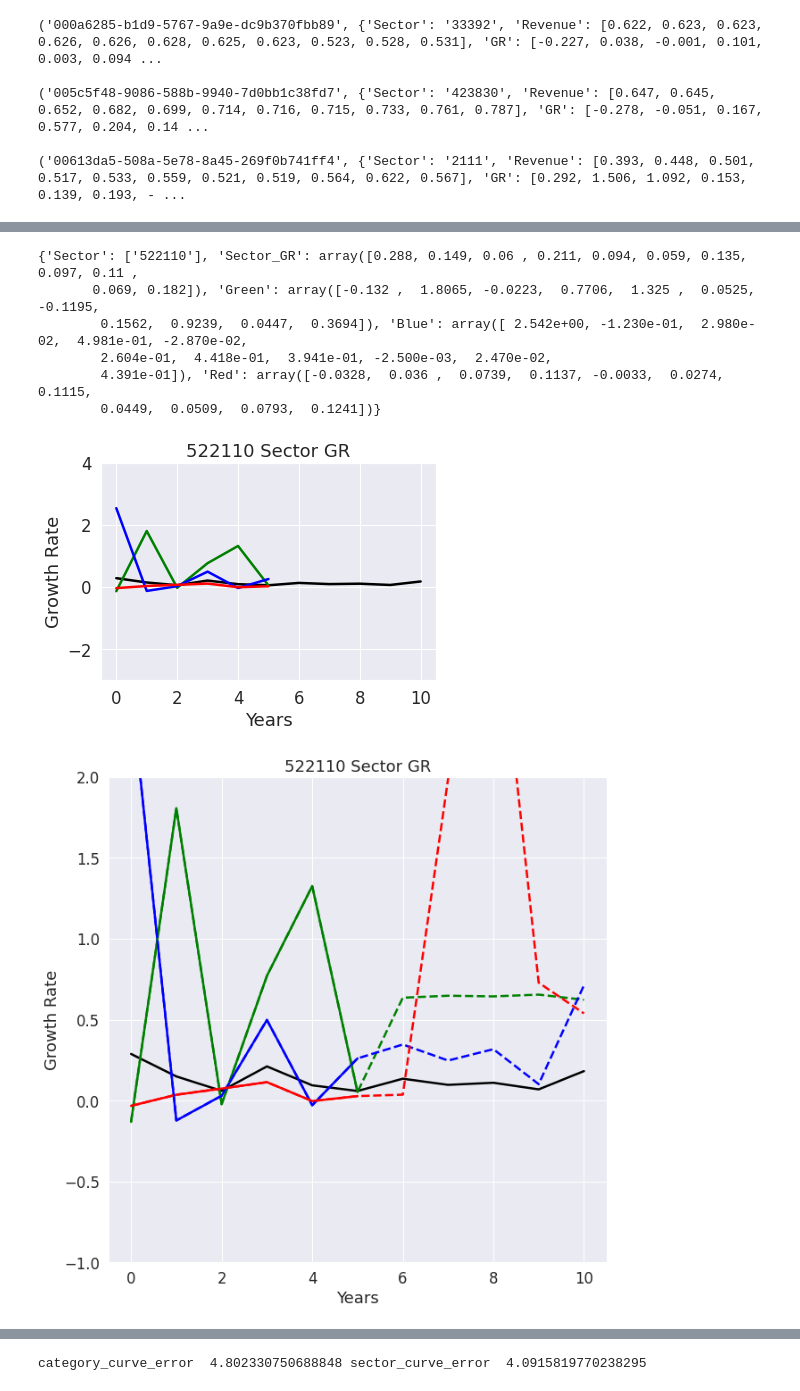
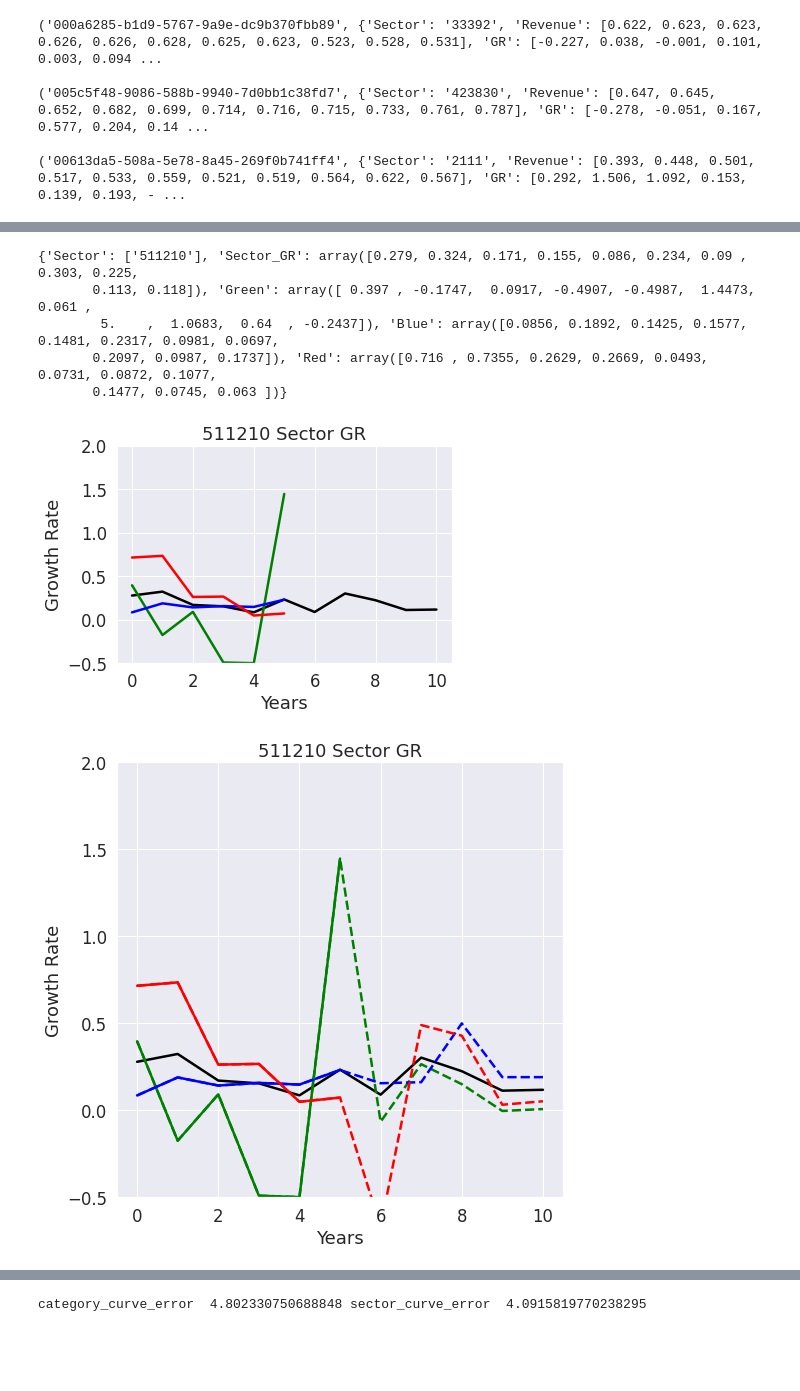
Before and after one commit to SaiChaitanya-ON/Personalized-Sector-with-Knowledge-Graph, a Jupyter notebook: notebooks/Revenue_Growth_Revenue_Graph.ipynb, the cells around one changed output, grey strips where cells are left out. Cells and saved outputs as stored; diff of their text form; code cells hidden in the pictures; blank space fills up the shorter version.

```diff
--- a/notebooks/Revenue_Growth_Revenue_Graph.ipynb
+++ b/notebooks/Revenue_Growth_Revenue_Graph.ipynb
@@ -401,7 +401,7 @@ for i in Six_Year_Data_Dict_withGR_N.items():
 ('00613da5-508a-5e78-8a45-269f0b741ff4', {'Sector': '2111', 'Revenue': [0.393, 0.448, 0.501, 0.517, 0.533, 0.559, 0.521, 0.519, 0.564, 0.622, 0.567], 'GR': [0.292, 1.506, 1.092, 0.153, 0.139, 0.193, - ...
 # %%
 Five_Year_Data_Set_N = {}
-sector = '522110'
+sector = '511210'
 for i in Six_Year_Data_Dict_withGR_N.items():
     ID,data = i
     f = 0
@@ -817,12 +817,11 @@ Category_GR_Data_Dict = {'Sector' : Scenario_Data_Dict['Scenario'],
                      'Red' : Red_Rev}
 print(Category_GR_Data_Dict)
 # %% [output]
-{'Sector': ['522110'], 'Sector_GR': array([0.288, 0.149, 0.06 , 0.211, 0.094, 0.059, 0.135, 0.097, 0.11 ,
-       0.069, 0.182]), 'Green': array([-0.132 ,  1.8065, -0.0223,  0.7706,  1.325 ,  0.0525, -0.1195,
-        0.1562,  0.9239,  0.0447,  0.3694]), 'Blue': array([ 2.542e+00, -1.230e-01,  2.980e-02,  4.981e-01, -2.870e-02,
-        2.604e-01,  4.418e-01,  3.941e-01, -2.500e-03,  2.470e-02,
-        4.391e-01]), 'Red': array([-0.0328,  0.036 ,  0.0739,  0.1137, -0.0033,  0.0274,  0.1115,
-        0.0449,  0.0509,  0.0793,  0.1241])}
+{'Sector': ['511210'], 'Sector_GR': array([0.279, 0.324, 0.171, 0.155, 0.086, 0.234, 0.09 , 0.303, 0.225,
+       0.113, 0.118]), 'Green': array([ 0.397 , -0.1747,  0.0917, -0.4907, -0.4987,  1.4473,  0.061 ,
+        5.    ,  1.0683,  0.64  , -0.2437]), 'Blue': array([0.0856, 0.1892, 0.1425, 0.1577, 0.1481, 0.2317, 0.0981, 0.0697,
+       0.2097, 0.0987, 0.1737]), 'Red': array([0.716 , 0.7355, 0.2629, 0.2669, 0.0493, 0.0731, 0.0872, 0.1077,
+       0.1477, 0.0745, 0.063 ])}
 # %%
 Sn, = plt.plot(range(len(Category_GR_Data_Dict['Sector_GR'])),Category_GR_Data_Dict['Sector_GR'],'k')
 ps1n, = plt.plot(range(len(Category_GR_Data_Dict['Green'][:6])),Category_GR_Data_Dict['Green'][:6],'g')
@@ -832,10 +831,10 @@ plt.title(Category_GR_Data_Dict['Sector'][0] + " Sector GR")
 plt.xlabel("Years")
 
 plt.ylabel("Growth Rate")
-plt.ylim(-3,4)
+plt.ylim(-0.5,2)
 plt.show()
 # %% [output]
-[figure, old version]
+[figure, new version]
 # %%
 def Compute_the_Category_Level_Forecast(Category_GR_Data_Dict):
 
@@ -878,25 +877,25 @@ def Compute_the_Category_Level_Forecast(Category_GR_Data_Dict):
 
 Category_Level_Forecast_Dict = Compute_the_Category_Level_Forecast(Category_GR_Data_Dict)
 # %%
-plt.figure(figsize = (10,10))
+plt.figure(figsize = (8,8))
 
 Sn, = plt.plot(range(len(Category_GR_Data_Dict['Sector_GR'])),Category_GR_Data_Dict['Sector_GR'],'k')
 ps1n, = plt.plot(range(len(Category_GR_Data_Dict['Green'][:6])),Category_GR_Data_Dict['Green'][:6],'g')
 ps2n, = plt.plot(range(len(Category_GR_Data_Dict['Blue'][:6])),Category_GR_Data_Dict['Blue'][:6],'b')
 ps4n, = plt.plot(range(len(Category_GR_Data_Dict['Red'][:6])),Category_GR_Data_Dict['Red'][:6],'r')
 
 
 ps1, = plt.plot(range(len(Category_Level_Forecast_Dict['Green'])),Category_Level_Forecast_Dict['Green'],'g--')
 ps2, = plt.plot(range(len(Category_Level_Forecast_Dict['Blue'])),Category_Level_Forecast_Dict['Blue'],'b--')
 ps4, = plt.plot(range(len(Category_Level_Forecast_Dict['Red'])),Category_Level_Forecast_Dict['Red'],'r--')
 plt.title(Category_GR_Data_Dict['Sector'][0] + " Sector GR")
 plt.xlabel("Years")
 
 plt.ylabel("Growth Rate")
-plt.ylim(-1,2)
+plt.ylim(-0.5,2)
 plt.show()
 # %% [output]
-[figure, old version]
+[figure, new version]
 # %%
 def Back_Test_Category_Level_Sector(Five_Year_Data_Set_N, Category_Level_Forecast_Dict, ID_Green,ID_Blue,ID_Red):
 
```
Also changed, not shown: parts of 6 cells of this notebook.
